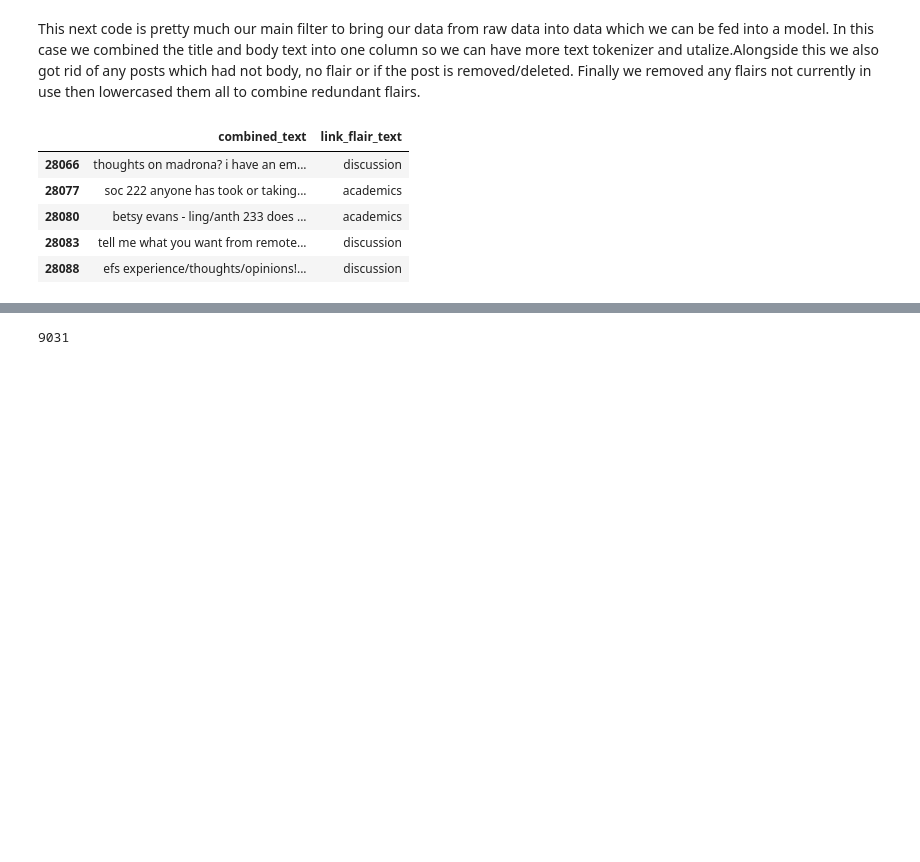
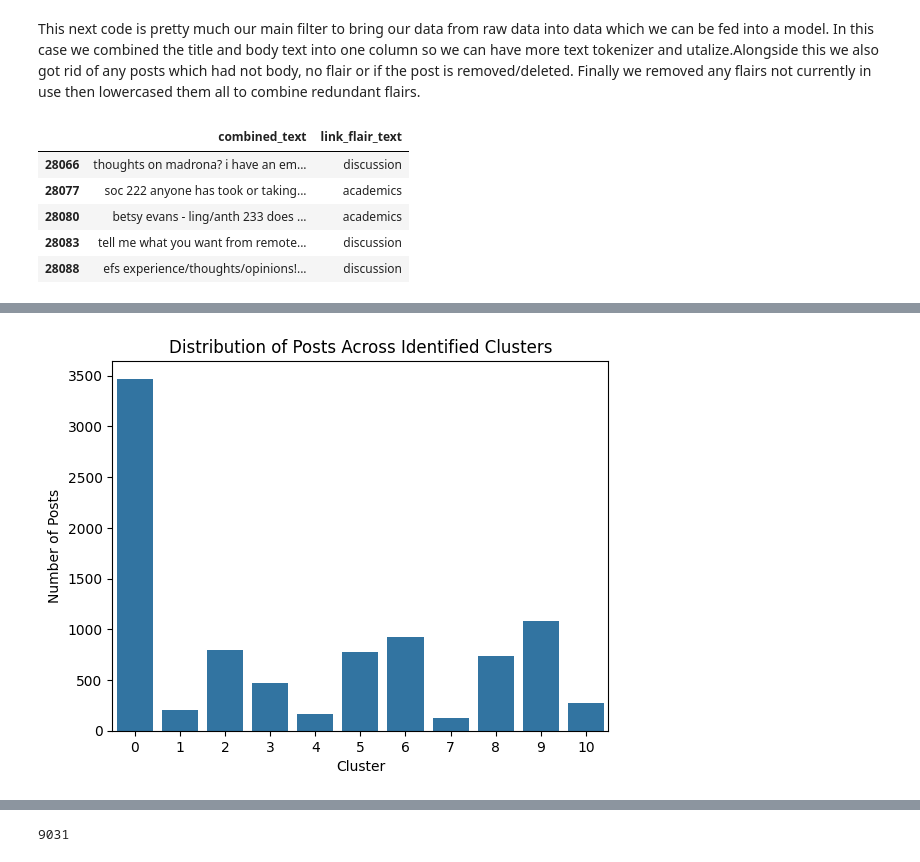
Before and after one commit to aalexzhang/Info492_Flair_It, a Jupyter notebook: Week5/Week5_Practicum.ipynb, the cells around one changed output, grey strips where cells are left out. Cells and saved outputs as stored; diff of their text form; code cells hidden in the pictures; blank space fills up the shorter version.

```diff
--- a/Week5/Week5_Practicum.ipynb
+++ b/Week5/Week5_Practicum.ipynb
@@ -121,0 +136,24 @@ ModelDataFiltered.head()
+# %%
+def clean_tokenize(text):
+    tokens = word_tokenize(text)
+    tokens = [token for token in tokens if token.isalpha()]
+    tokens = [token for token in tokens if token not in stopwords.words('english')]
+    return tokens
+
+ModelDataFiltered['tokens'] = ModelDataFiltered['combined_text'].apply(clean_tokenize)
+# %%
+tfidf = TfidfVectorizer(tokenizer=lambda x: x, lowercase=False, max_features=5000)
+texts_tfidf = tfidf.fit_transform(ModelDataFiltered['tokens'])
+
+kmeans = KMeans(n_clusters=11, random_state=0)
+ModelDataFiltered['cluster'] = kmeans.fit_predict(texts_tfidf)
+
+cluster_centers = kmeans.cluster_centers_
+# %%
+sns.countplot(x='cluster', data=ModelDataFiltered)
+plt.title('Distribution of Posts Across Identified Clusters')
+plt.xlabel('Cluster')
+plt.ylabel('Number of Posts')
+plt.show()
+# %% [output]
+[figure, added]
```
Also changed, not shown: parts of 21 cells of this notebook.
